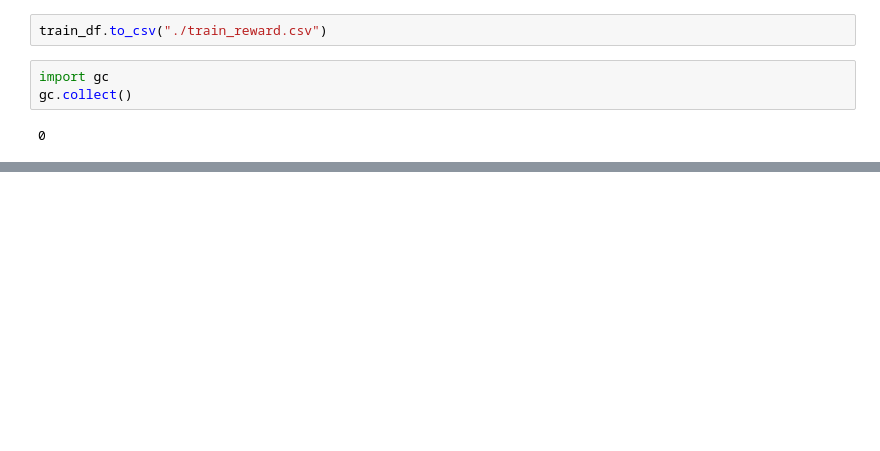
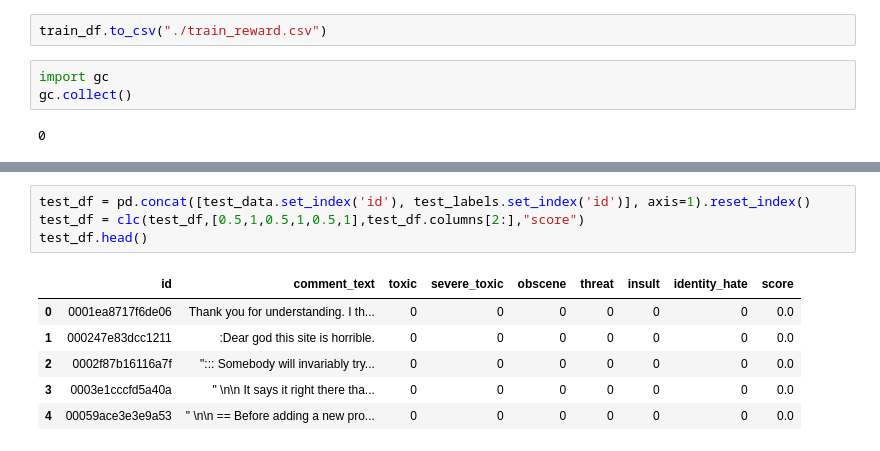
Before and after one commit to rajpabari/gflownets-rlhf, a Jupyter notebook: Generate_label_pairs.ipynb, the cells around one changed output, grey strips where cells are left out. Drawn from its saved outputs; the diff is of its cells as text; blank space fills up the shorter version.

```diff
--- a/Generate_label_pairs.ipynb
+++ b/Generate_label_pairs.ipynb
@@ -120,0 +125,11 @@ train_data.head(), test_labels.head()
+# %%
+test_df = pd.concat([test_data.set_index('id'), test_labels.set_index('id')], axis=1).reset_index()
+test_df = clc(test_df,[0.5,1,0.5,1,0.5,1],test_df.columns[2:],"score")
+test_df.head()
+# %% [output]
+|  | id | comment_text | toxic | severe_toxic | obscene | threat | insult | identity_hate | score |
+| 0 | 0001ea8717f6de06 | Thank you for understanding. I th... | 0 | 0 | 0 | 0 | 0 | 0 | 0.0 |
+| 1 | 000247e83dcc1211 | :Dear god this site is horrible. | 0 | 0 | 0 | 0 | 0 | 0 | 0.0 |
+| 2 | 0002f87b16116a7f | "::: Somebody will invariably try... | 0 | 0 | 0 | 0 | 0 | 0 | 0.0 |
+| 3 | 0003e1cccfd5a40a | " \n\n It says it right there tha... | 0 | 0 | 0 | 0 | 0 | 0 | 0.0 |
+| 4 | 00059ace3e3e9a53 | " \n\n == Before adding a new pro... | 0 | 0 | 0 | 0 | 0 | 0 | 0.0 |
```
Also changed, not shown: parts of 4 cells of this notebook.
